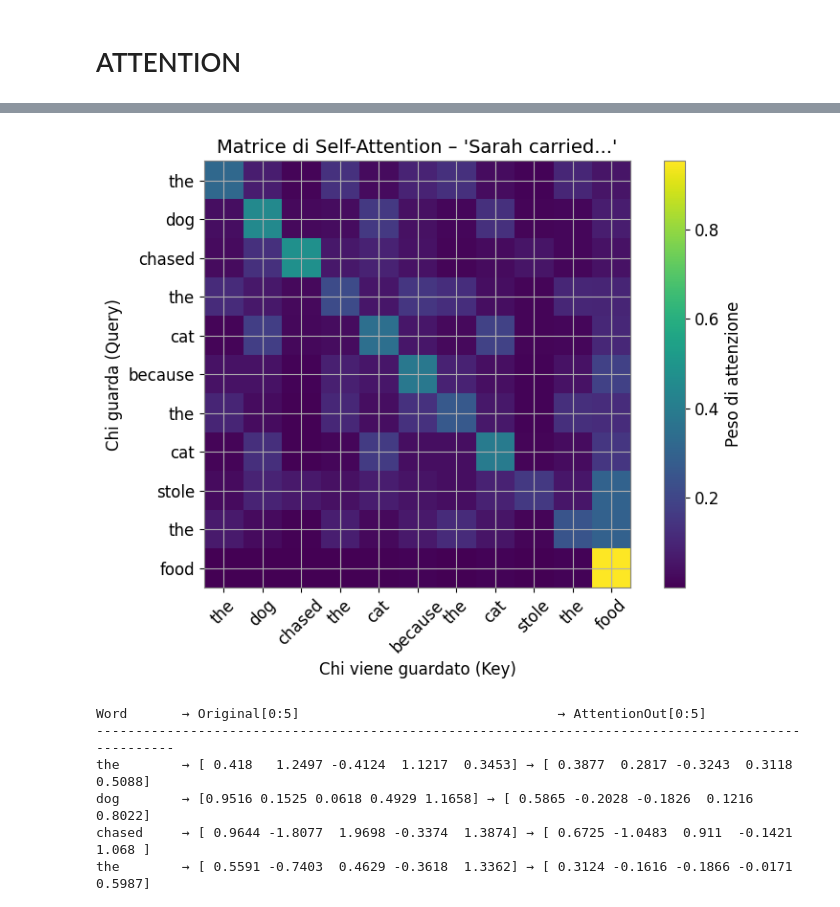
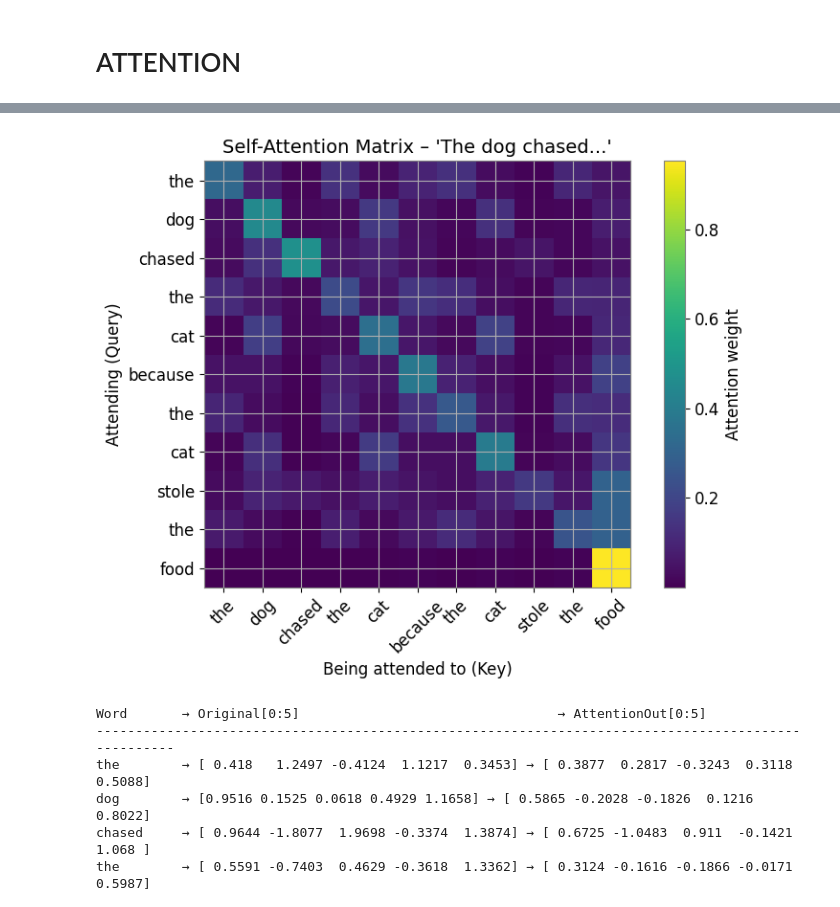
Before and after one commit to luciapapalini/transformers-hands-on, a Jupyter notebook: transformers-intro.ipynb, the cells around one changed output, grey strips where cells are left out. Cells and saved outputs as stored; diff of their text form; code cells hidden in the pictures.

```diff
--- a/transformers-intro.ipynb
+++ b/transformers-intro.ipynb
@@ -268,45 +266,45 @@ import matplotlib.pyplot as plt
 from torchtext.vocab import GloVe
 import numpy as np
 
-# 1. Carica GloVe
+# Load GloVe
 glove = GloVe(name='6B', dim=50)
 
-# 2. Frase
+# Sentence
 sentence = "The dog chased the cat because the cat stole the food"
 tokens = sentence.lower().split()
 
-# 3. Embedding GloVe
+# GloVe Embedding
 embeddings = torch.stack([glove[token] for token in tokens]).numpy()
 
-# 4. Positional Encoding
+# Positional Encoding
 def positional_encoding(position, d_model):
     angle_rates = 1 / np.power(10000, (2 * (np.arange(d_model)//2)) / np.float32(d_model))
     angle_rads = np.arange(position)[:, np.newaxis] * angle_rates[np.newaxis, :]
     angle_rads[:, 0::2] = np.sin(angle_rads[:, 0::2])
     angle_rads[:, 1::2] = np.cos(angle_rads[:, 1::2])
     return angle_rads
 
 pos_enc = positional_encoding(len(tokens), embeddings.shape[1])
 embedded_with_pos = embeddings + pos_enc
 
-# 5. Self-attention
+# Self-attention
 X = torch.tensor(embedded_with_pos, dtype=torch.float32)
 Q = K = V = X
 d_k = X.shape[1]
 scores = Q @ K.T / np.sqrt(d_k)
 attention_weights = F.softmax(scores, dim=-1)
 
-# 6. Visualizza la matrice di attenzione
+# Visualize attention matrix
 plt.figure(figsize=(8, 6))
 plt.imshow(attention_weights.detach().numpy(), cmap='viridis')
 plt.xticks(ticks=range(len(tokens)), labels=tokens, rotation=45)
 plt.yticks(ticks=range(len(tokens)), labels=tokens)
-plt.title("Matrice di Self-Attention – 'Sarah carried...'", fontsize=14)
-plt.colorbar(label="Peso di attenzione")
-plt.xlabel("Chi viene guardato (Key)")
-plt.ylabel("Chi guarda (Query)")
+plt.title("Self-Attention Matrix – 'The dog chased...'", fontsize=14)
+plt.colorbar(label="Attention weight")
+plt.xlabel("Being attended to (Key)")
+plt.ylabel("Attending (Query)")
 plt.tight_layout()
 plt.show()
 # %% [output]
-[figure, old version]
+[figure, new version]
 # %%
```
Also changed, not shown: parts of 10 cells of this notebook.
